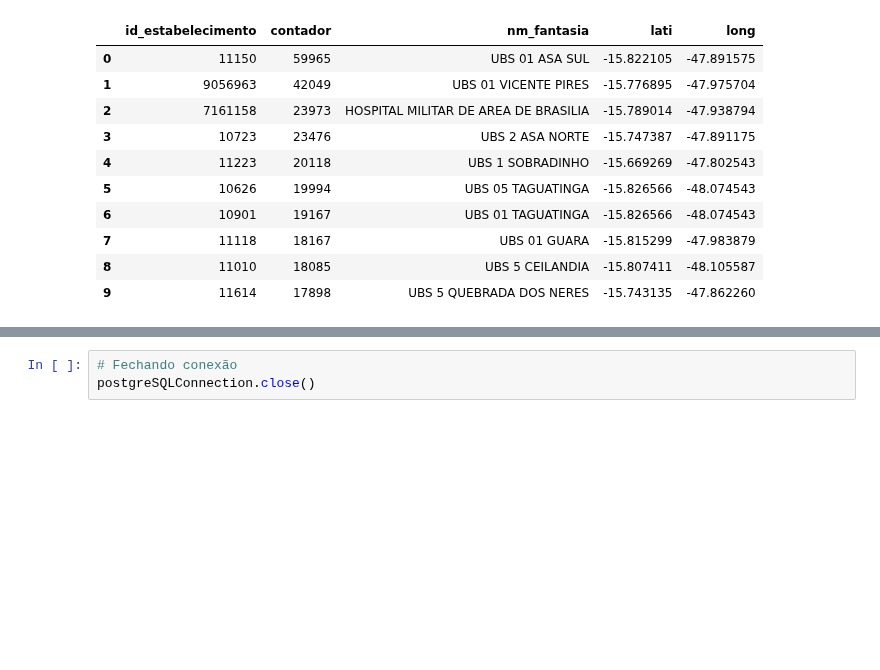
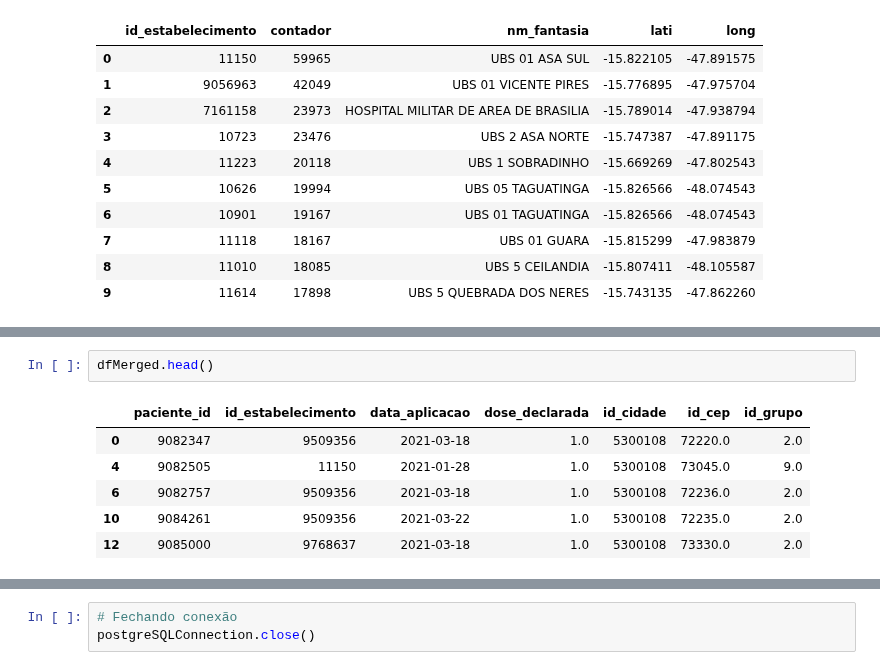
Before and after one commit to raquelcreis/vacina_covid_bsb, a Jupyter notebook: notebook.ipynb, the cells around one changed output, grey strips where cells are left out. Drawn from its saved outputs; the diff is of its cells as text; blank space fills up the shorter version.

```diff
--- a/notebook.ipynb
+++ b/notebook.ipynb
@@ -655,3 +657,12 @@ m1.save('mapa.html')
 m1
 # %% [output]
 [interactive output not drawn]
+# %%
+dfMerged.head()
+# %% [output]
+|  | paciente_id | id_estabelecimento | data_aplicacao | dose_declarada | id_cidade | id_cep | id_grupo |
+| 0 | 9082347 | 9509356 | 2021-03-18 | 1.0 | 5300108 | 72220.0 | 2.0 |
+| 4 | 9082505 | 11150 | 2021-01-28 | 1.0 | 5300108 | 73045.0 | 9.0 |
+| 6 | 9082757 | 9509356 | 2021-03-18 | 1.0 | 5300108 | 72236.0 | 2.0 |
+| 10 | 9084261 | 9509356 | 2021-03-22 | 1.0 | 5300108 | 72235.0 | 2.0 |
+| 12 | 9085000 | 9768637 | 2021-03-18 | 1.0 | 5300108 | 73330.0 | 2.0 |
```
Also changed, not shown: parts of 3 cells of this notebook, 1 other file.
